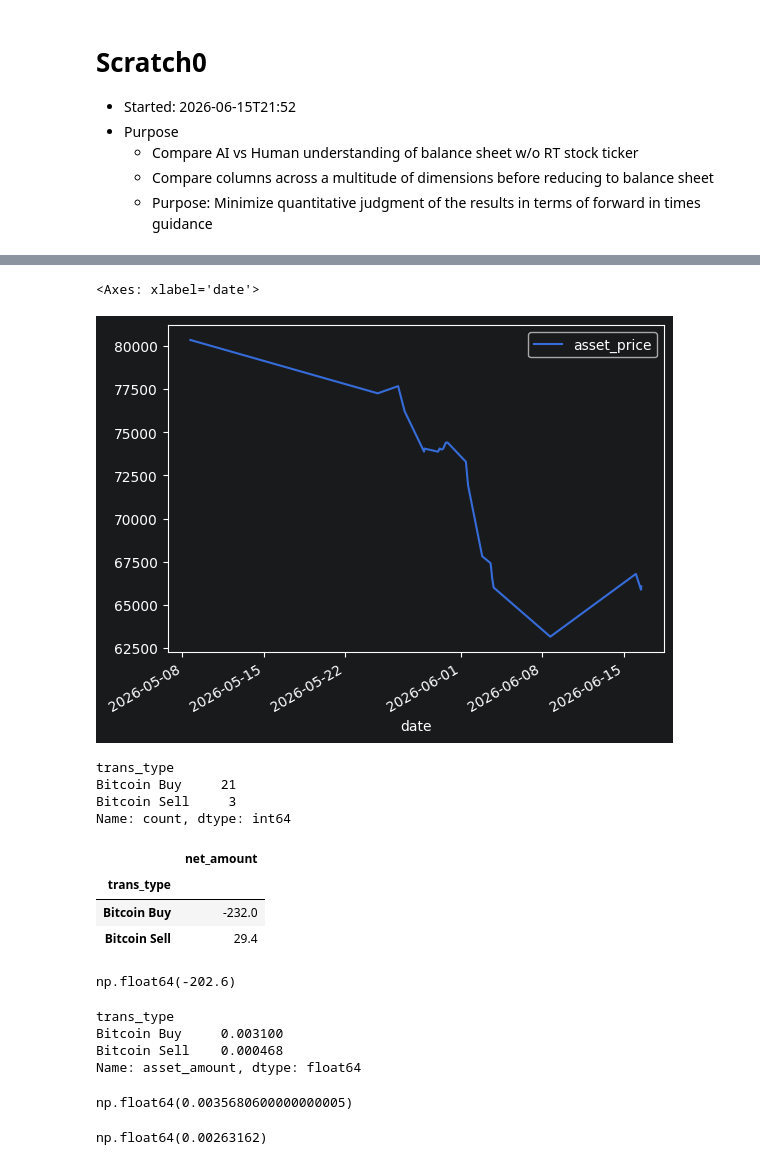
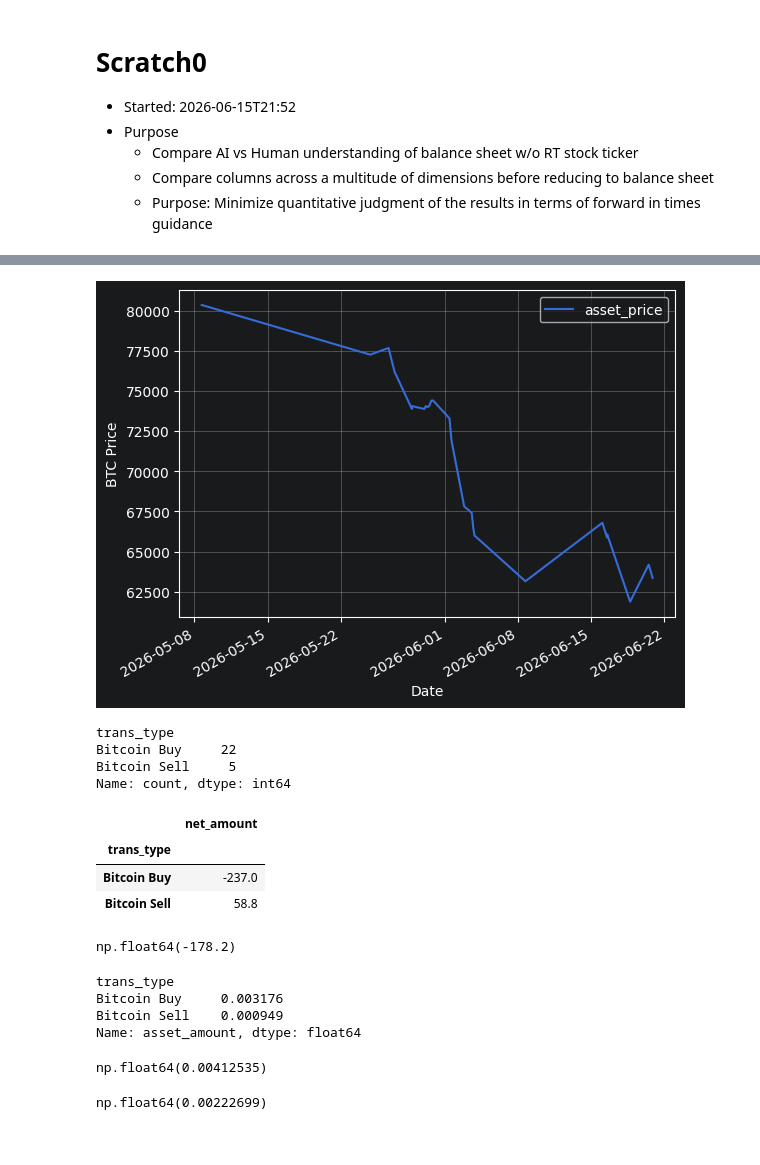
Before and after one commit to matthagy/cashapp_analysis, a Jupyter notebook: scratch0.ipynb, the cells around one changed output, grey strips where cells are left out. Saved outputs shown, nothing was run; the diff lists cells and outputs as text; code cells hidden in the pictures.

```diff
--- a/scratch0.ipynb
+++ b/scratch0.ipynb
@@ -10,7 +10,7 @@ import matplotlib.pyplot as plt
 import pandas as pd
 import seaborn as sns
 # %%
-data_raw = pd.read_csv('data/cash_app_report_1781793914921.csv')
+data_raw = pd.read_csv('data/cash_app_report_1781988897511.csv')
 data_raw.head(25)
 # %% [output]
 |  | Date | Transaction ID | Transaction Type | Currency | Amount | Fee | Net Amount | Asset Type | ... |
@@ -295,40 +307,42 @@ data_btc
 # %%
 data_btc.plot.line(x='date', y='asset_price')
+plt.xlabel('Date')
+plt.ylabel('BTC Price')
+plt.grid()
 # %% [output]
-<Axes: xlabel='date'>
-[figure, old version]
+[figure, new version]
 # %%
 data_btc['trans_type'].value_counts()
 # %% [output]
 trans_type
-Bitcoin Buy     21
-Bitcoin Sell     3
+Bitcoin Buy     22
+Bitcoin Sell     5
 Name: count, dtype: int64
 # %%
 data_btc.pivot_table(index='trans_type', aggfunc='sum', values='net_amount')
 # %% [output]
 |  | net_amount |
 | trans_type |  |
-| Bitcoin Buy | -232.0 |
-| Bitcoin Sell | 29.4 |
+| Bitcoin Buy | -237.0 |
+| Bitcoin Sell | 58.8 |
 # %%
 data_btc['net_amount'].sum()
 # %% [output]
-np.float64(-202.6)
+np.float64(-178.2)
 # %%
 trans_btc = data_btc.pivot_table(index='trans_type', aggfunc='sum', values='asset_amount')['asset_amount']
 trans_btc
 # %% [output]
 trans_type
-Bitcoin Buy     0.003100
-Bitcoin Sell    0.000468
+Bitcoin Buy     0.003176
+Bitcoin Sell    0.000949
 Name: asset_amount, dtype: float64
 # %%
 data_btc['asset_amount'].sum()
 # %% [output]
-np.float64(0.0035680600000000005)
+np.float64(0.00412535)
 # %%
 btc_amount = trans_btc['Bitcoin Buy'] - trans_btc['Bitcoin Sell']
 btc_amount
 # %% [output]
-np.float64(0.00263162)
+np.float64(0.00222699)
```
Also changed, not shown: parts of 40 cells of this notebook, 1 other file.
